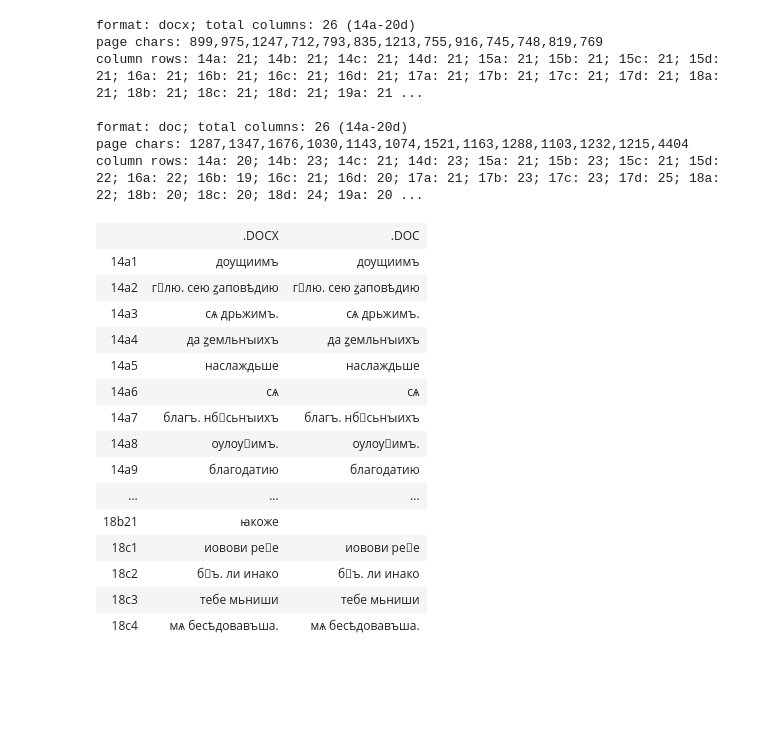
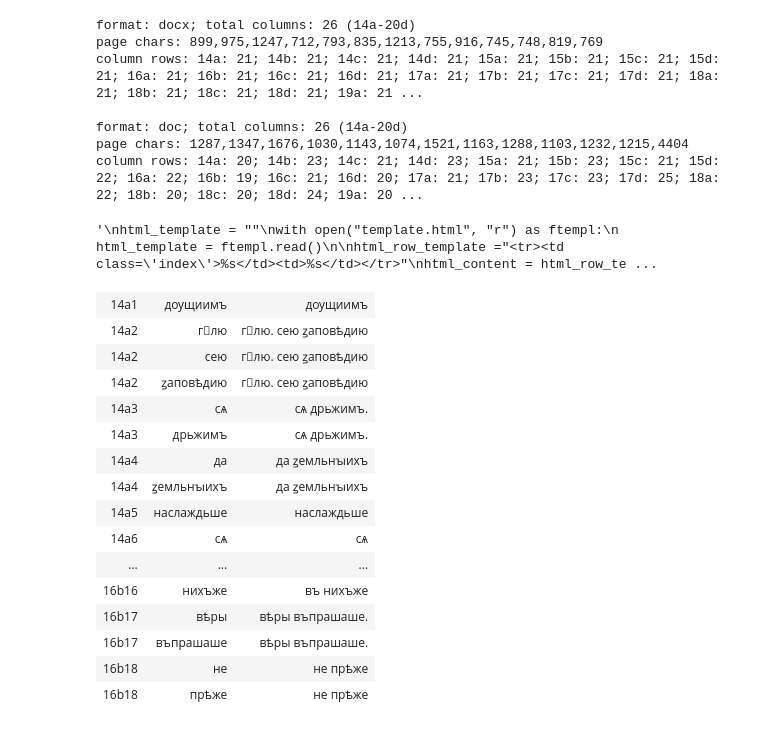
Before and after one commit to mapto/UchitelnoEvangelie, a Jupyter notebook: vocab_extractor.ipynb, the cells around one changed output. Drawn from its saved outputs; the diff is of its cells as text; code cells hidden in the pictures; blank space fills up the shorter version.

Commit message:
Split lines in words

```diff
--- a/vocab_extractor.ipynb
+++ b/vocab_extractor.ipynb
@@ -29,6 +29,7 @@ import IPython
 for d in docs:
     d.clean_hyphens()
 # %%
+"""
 html_template = ""
 with open("template.html", "r") as ftempl:
     html_template = ftempl.read()
@@ -46,21 +47,42 @@ for page in docs[0].pages().keys():
 IPython.display.HTML(html_template % html_content)
 # IPython.display.Markdown(html_template % html_content)
 # IPython.display.IFrame(src='data:text/html;charset=utf-8,' + (html_template % html_content), width=900, height=600, allow="")
+"""
 # %% [output]
-|  | .DOCX | .DOC |
-| 14a1 | дѹщиимъ | дѹщиимъ |
-| 14a2 | глю. сею ꙁаповѣдию | глю. сею ꙁаповѣдию |
-| 14a3 | сѧ дрьжимъ. | сѧ дрьжимъ. |
-| 14a4 | да ꙁемльнꙑихъ | да ꙁемльнꙑихъ |
-| 14a5 | наслаждьше | наслаждьше |
-| 14a6 | сѧ | сѧ |
-| 14a7 | благъ. нбсьнꙑихъ | благъ. нбсьнꙑихъ |
-| 14a8 | ѹлѹимъ. | ѹлѹимъ. |
-| 14a9 | благодатию | благодатию |
-| ... | ... | ... |
-| 18b21 | ꙗкоже |  |
-| 18c1 | иовови рее | иовови рее |
-| 18c2 | бъ. ли инако | бъ. ли инако |
-| 18c3 | тебе мьниши | тебе мьниши |
-| 18c4 | мѧ бесѣдовавъша. | мѧ бесѣдовавъша. |
+'\nhtml_template = ""\nwith open("template.html", "r") as ftempl:\n    html_template = ftempl.read()\n\nhtml_row_template ="<tr><td class=\'index\'>%s</td><td>%s</td></tr>"\nhtml_content = html_row_te ...
+# %%
+d = docs[0]
+html_template = ""
+with open("template.html", "r") as ftempl:
+    html_template = ftempl.read()
+
+html_row_template ="\t\t<tr><td class='index'>%s</td><td>%s</td></tr>\n"
+html_content = "\n"
+for l, w, r in d.extract_words():
+    html_content += html_row_template % (l, "{}</td><td>{}".format(w,r))
+# print(html_content)
+
+with open("index.html", "w") as ftempl:
+    ftempl.write(html_template % html_content)
+
+IPython.display.HTML(html_template % html_content)
+# IPython.display.Markdown(html_template % html_content)
+# IPython.display.IFrame(src='data:text/html;charset=utf-8,' + (html_template % html_content), width=900, height=600, allow="")
+# %% [output]
+| 14a1 | дѹщиимъ | дѹщиимъ |
+| 14a2 | глю | глю. сею ꙁаповѣдию |
+| 14a2 | сею | глю. сею ꙁаповѣдию |
+| 14a2 | ꙁаповѣдию | глю. сею ꙁаповѣдию |
+| 14a3 | сѧ | сѧ дрьжимъ. |
+| 14a3 | дрьжимъ | сѧ дрьжимъ. |
+| 14a4 | да | да ꙁемльнꙑихъ |
+| 14a4 | ꙁемльнꙑихъ | да ꙁемльнꙑихъ |
+| 14a5 | наслаждьше | наслаждьше |
+| 14a6 | сѧ | сѧ |
+| ... | ... | ... |
+| 16b16 | нихъже | въ нихъже |
+| 16b17 | вѣры | вѣры въпрашаше. |
+| 16b17 | въпрашаше | вѣры въпрашаше. |
+| 16b18 | не | не прѣже |
+| 16b18 | прѣже | не прѣже |
 # %%
```
Also changed, not shown: parts of 1 cell of this notebook, 1 other file.
